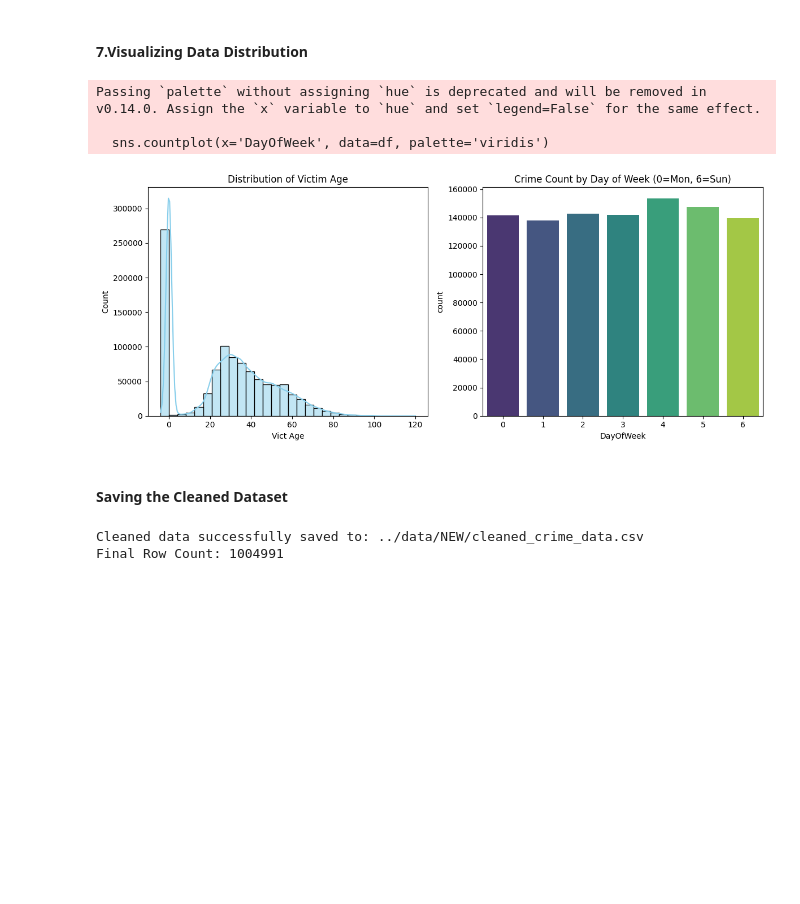
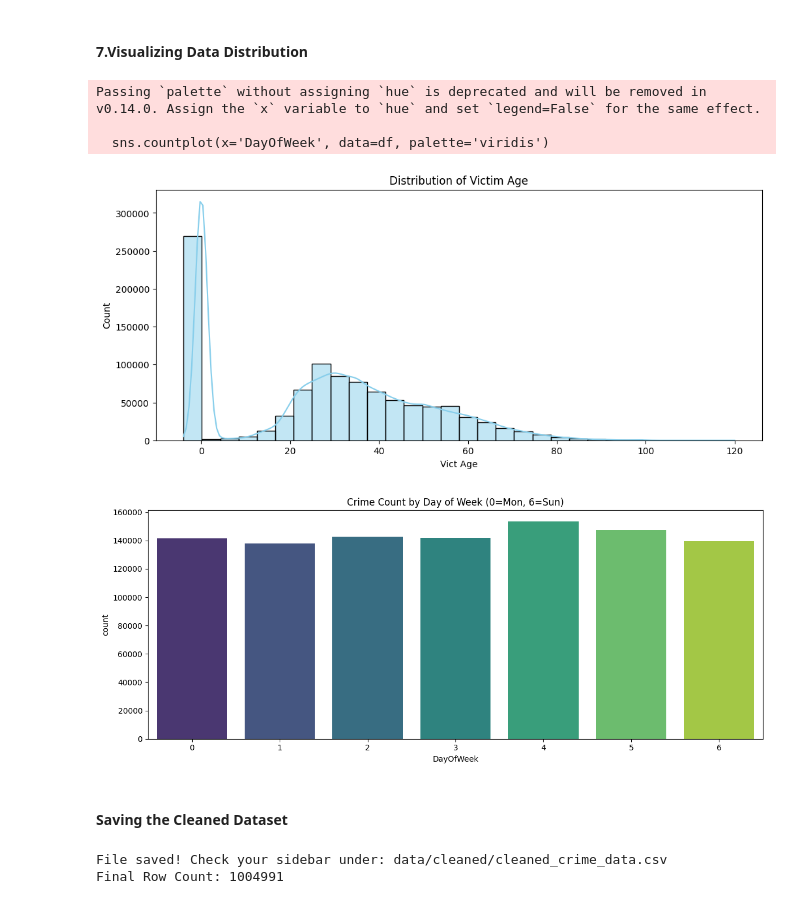
Before and after one commit to Arya1912/Capstone-LAPDCrimeData, a Jupyter notebook: CodeCrimeData.ipynb, the cells around one changed output. Saved outputs shown, nothing was run; the diff lists cells and outputs as text; code cells hidden in the pictures; blank space fills up the shorter version.

```diff
--- a/CodeCrimeData.ipynb
+++ b/CodeCrimeData.ipynb
@@ -121,23 +121,25 @@ Vict Age Outliers: 1 (Values outside -66.0 - 110.0)
 # %%
 import matplotlib.pyplot as plt
 import seaborn as sns
 
 plt.figure(figsize=(12, 5))
 
-plt.subplot(1, 2, 1)
-sns.histplot(df['Vict Age'], bins=30, kde=True, color='skyblue')
+# plt.subplot(1, 2)
+sns.histplot(df['Vict Age'],bins=30, kde=True, color='skyblue')
 plt.title('Distribution of Victim Age')
 
-plt.subplot(1, 2, 2)
+plt.figure(figsize=(12, 5))
+# plt.subplot(1, 2)
 sns.countplot(x='DayOfWeek', data=df, palette='viridis')
 plt.title('Crime Count by Day of Week (0=Mon, 6=Sun)')
 
 plt.tight_layout()
 plt.show()
 # %% [output]
 Passing `palette` without assigning `hue` is deprecated and will be removed in v0.14.0. Assign the `x` variable to `hue` and set `legend=False` for the same effect.
 
   sns.countplot(x='DayOfWeek', data=df, palette='viridis')
-[figure, old version]
+[figure, new version]
+[figure, added]
 # %% [markdown]
 #### Saving the Cleaned Dataset
@@ -144,14 +170,17 @@ Passing `palette` without assigning `hue` is deprecated and will be removed in v
 # %%
 import os
 
-output_path = '../data/NEW/cleaned_crime_data.csv'
+# Using a relative path that starts from your current project root
+output_path = 'data/cleaned/cleaned_crime_data.csv'
 
+# Create the folder if it doesn't exist
 os.makedirs(os.path.dirname(output_path), exist_ok=True)
 
+# Save the dataframe
 df.to_csv(output_path, index=False)
 
-print(f"Cleaned data successfully saved to: {output_path}")
+print(f"File saved! Check your sidebar under: {output_path}")
 print(f"Final Row Count: {len(df)}")
 # %% [output]
-Cleaned data successfully saved to: ../data/NEW/cleaned_crime_data.csv
+File saved! Check your sidebar under: data/cleaned/cleaned_crime_data.csv
 Final Row Count: 1004991
```
Also changed, not shown: parts of 15 cells of this notebook.
